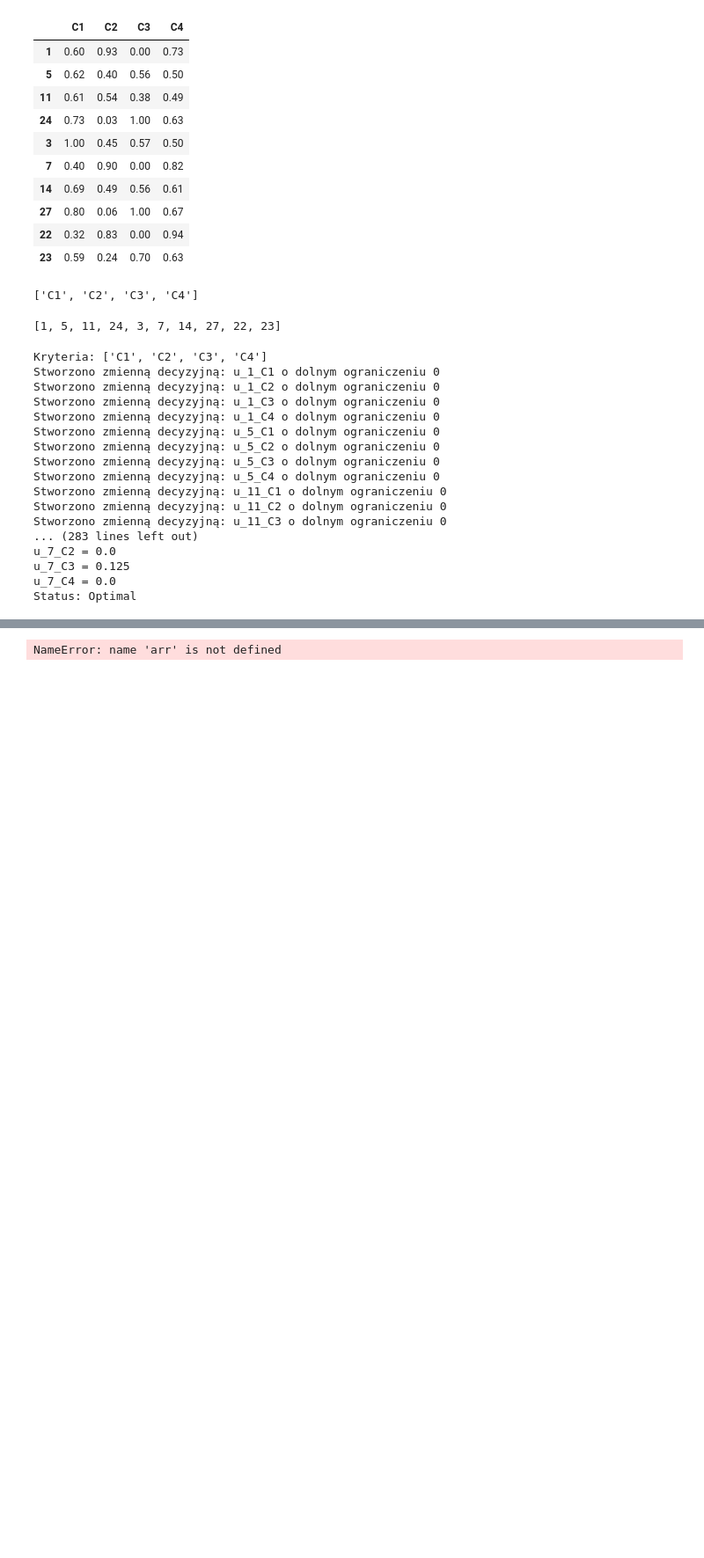
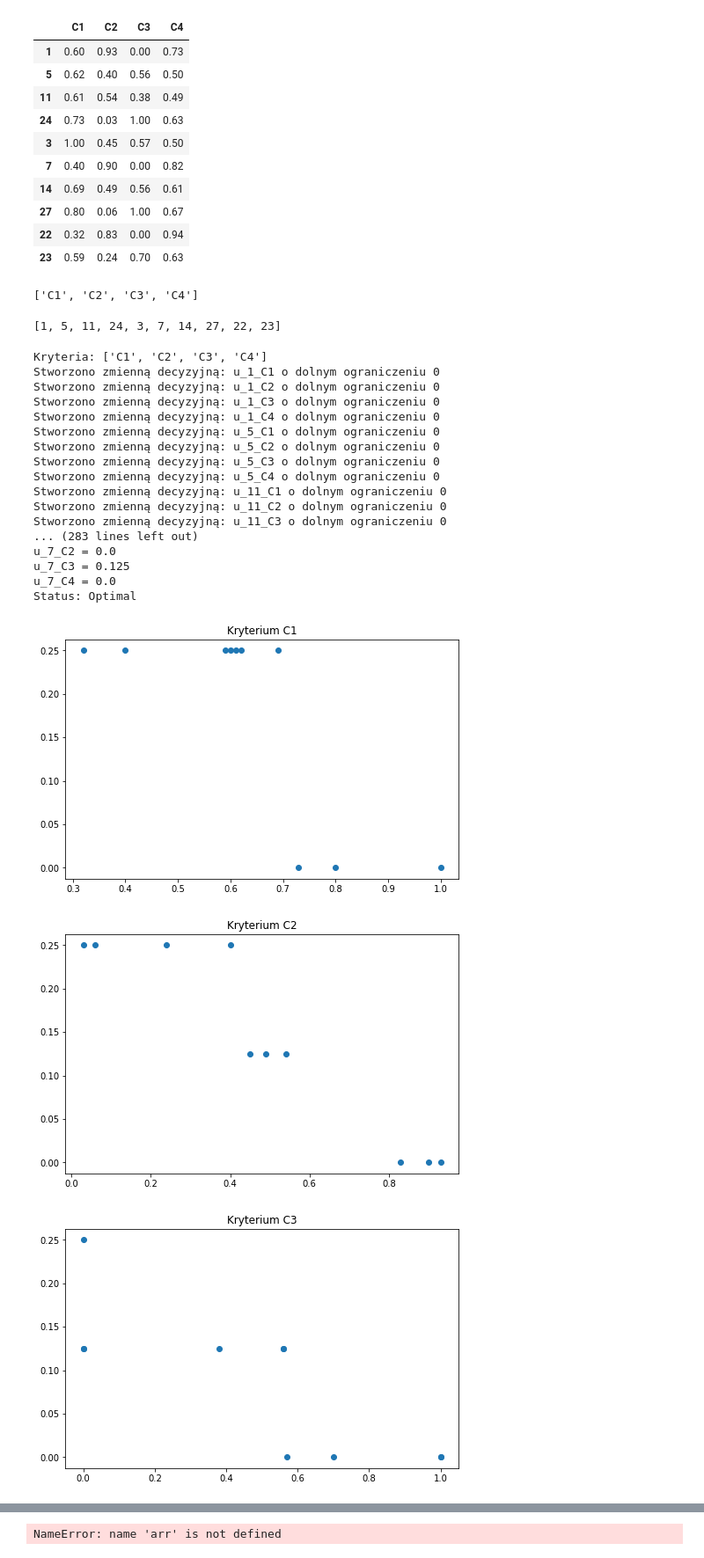
Before and after one commit to majsterkovic/iswd-project-1, a Jupyter notebook: solver.ipynb, the cells around one changed output, grey strips where cells are left out. Shown at 88% size. Drawn from its saved outputs; the diff is of its cells as text; code cells hidden in the pictures; blank space fills up the shorter version.

Commit message:
Primitive charts

```diff
--- a/solver.ipynb
+++ b/solver.ipynb
@@ -156,3 +156,23 @@ u_7_C2 = 0.0
 u_7_C3 = 0.125
 u_7_C4 = 0.0
 Status: Optimal
+# %%
+import matplotlib.pyplot as plt
+
+if pulp.LpStatus[problem.status] == 'Optimal':
+    for criterion in criteria:
+        sorted_alternatives = sorted(breakpoints[criterion])
+
+        x_values = sorted_alternatives
+        X_axis = [value[1] for value in x_values]
+        y_values = [u_vars[(value[0], criterion)].varValue for value in x_values]
+
+        plt.figure(figsize=(8, 5))
+        plt.scatter(X_axis, y_values, marker='o')
+        plt.title(f"Kryterium {criterion}")
+
+plt.show()
+# %% [output]
+[figure, added]
+[figure, added]
+[figure, added]
```
Also changed, not shown: parts of 1 cell of this notebook.
